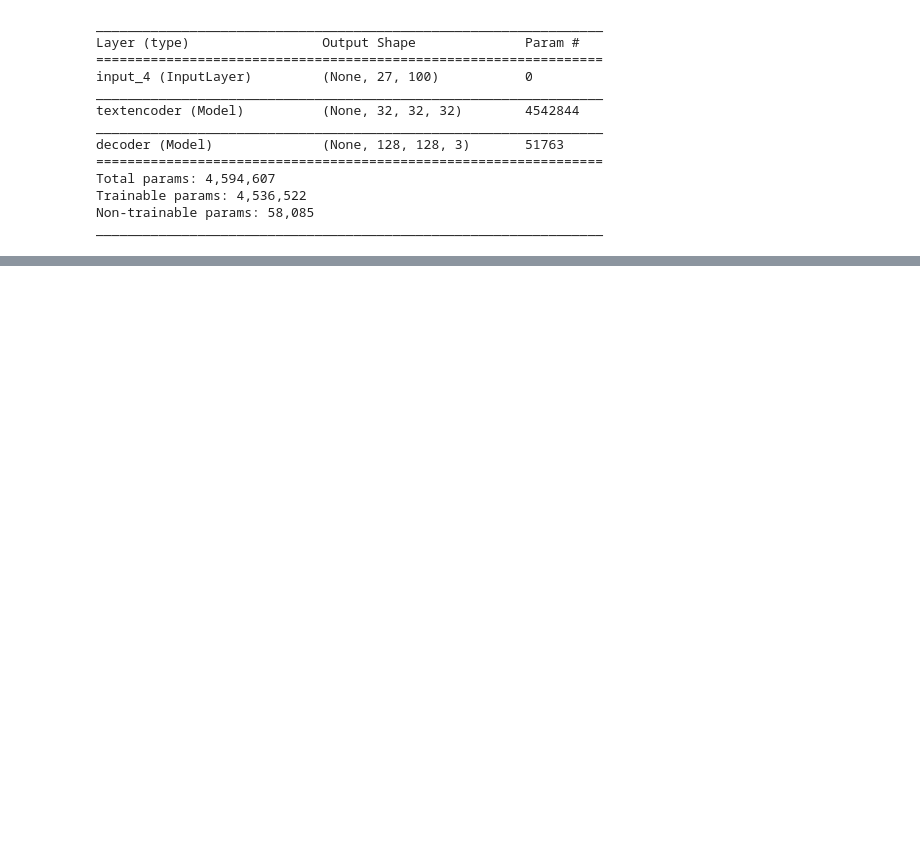
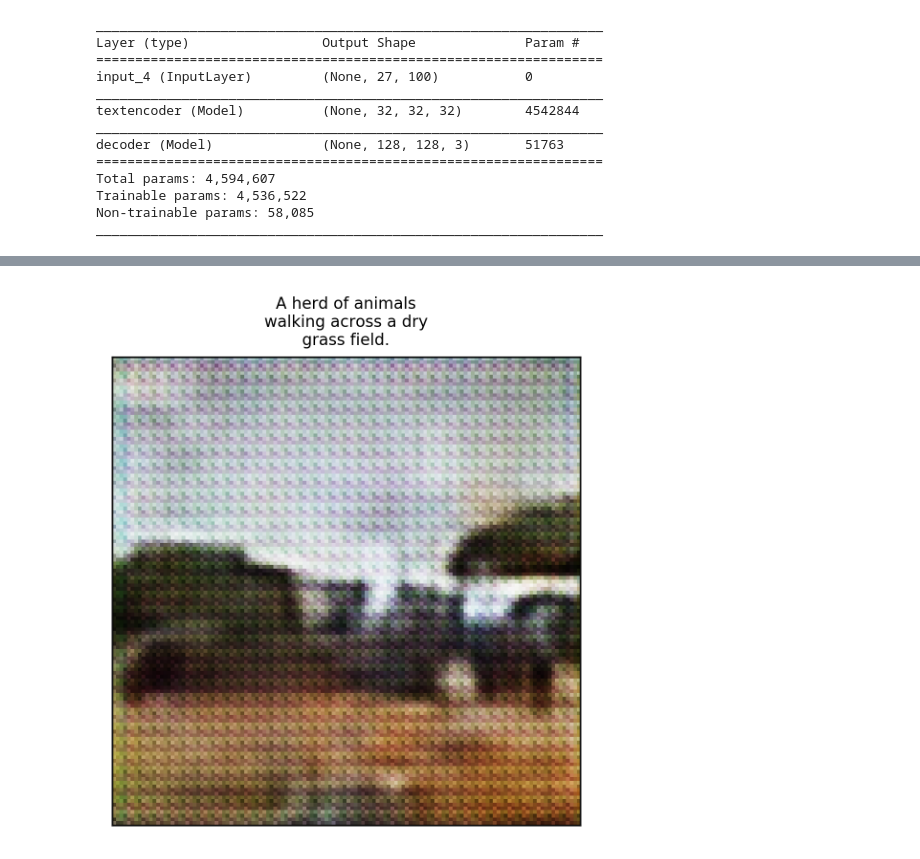
Before and after one commit to joasepul/caption-to-image-synthesis, a Jupyter notebook: text-to-image.ipynb, the cells around one changed output, grey strips where cells are left out. Drawn from its saved outputs; the diff is of its cells as text; code cells hidden in the pictures; blank space fills up the shorter version.

```diff
--- a/text-to-image.ipynb
+++ b/text-to-image.ipynb
@@ -346,0 +264,87 @@ NameError: name 'model_text2img_t' is not defined
+# %%
+for caption in caption_strings:
+    if 'woman on a surfboard' in caption:
+        print(caption)
+# %%
+from matplotlib.pyplot import figure
+import matplotlib.pyplot as plt
+import textwrap
+# figure(num=None, figsize=(10, 10), dpi=200, facecolor='w', edgecolor='k')
+def rgb_imshow(img, name):
+#     figure(num=None, figsize=(10, 10), dpi=200, facecolor='w', edgecolor='k')
+    plt.xticks([])
+    plt.yticks([])
+    if name is not None:
+        plt.title('\n'.join(textwrap.wrap(name, 20)), fontsize=8)
+    else:
+        plt.title(name)
+    plt.imshow(cv2.cvtColor((img).astype(np.float32), cv2.COLOR_BGR2RGB))
+#     plt.show()
+
+def show_converted(model, caption):
+
+
+
+#     caption_input = testcaptions[0]
+# THE VAULT
+# 1604, 1610, 1628, 1642, 1748, 1771, 1772, 1860, 1926, 13018, 13145, 13189, 13435, 13517
+#     vault = [0, 4, 5, 69]
+    figure(num=None, dpi=300, facecolor='w', edgecolor='k')
+
+    caption_input = caption_encoding(caption)
+    target_image = testimgs[0]
+    decoded_img = model.predict(np.array([caption_input]), steps=None)[0]
+    rgb_imshow(decoded_img, caption)
+
+
+
+
+
+
+    plt.tight_layout()
+#     plt.savefig(f'./testing-final-images/{caption}.png', bbox_inches='tight')
+    plt.show()
+
+
+# show_converted(2)
+# show_converted(4)
+# show_converted(18)
+# show_converted(65)
+# for i in range(65, 70):
+
+# [68, 124, 47, 38]
+testimgs = [imgs_y[68], imgs_y[124], imgs_y[47], imgs_y[38]]
+testcaptions = [captions_X[68], captions_X[124], captions_X[47], captions_X[38]]
+teststrings = [caption_strings[68], caption_strings[124], caption_strings[47], caption_strings[38]]
+
+caps = \
+[
+    'A herd of animals walking across a dry grass field.',\
+    'A man riding skis on top of a snow covered slope.',\
+    'A man riding a wave on top of a surfboard',\
+    'A little kid playing second base at a baseball game.',\
+    'A young woman on a surfboard surfing on a wave',\
+    'A cat is sitting inside of a suitcase.',\
+    'A large propeller airplane flying through a blue sky.',\
+    'A man flying a kite above in a blue sky.',\
+    'A herd of animals walking across a dry grass field.',\
+]
+
+for cap in caps:
+    show_converted(model_text2img_t, cap)
+# show_converted(3, model_text2img_u, caption=caption_encoding(caption_strings[img_num]))
+
+
+
+
+# decoded_img1 = model_text2img.predict(np.array([captions_X[4]]))[0]
+# decoded_img2 = model_text2img.predict(np.array([captions_X[5]]))[0]
+
+# flat_img = np.array(decoded_img2 - decoded_img1)
+# flat_img = flat_img.flatten()
+# nonzero_elems = [x for x in flat_img if x != 0]
+# print (len(decoded_img1.flatten()))
+# print (len(nonzero_elems))
+# print (np.max(flat_img))
+# %% [output]
+[figure, added]
```
Also changed, not shown: parts of 16 cells of this notebook, 1 other file.
